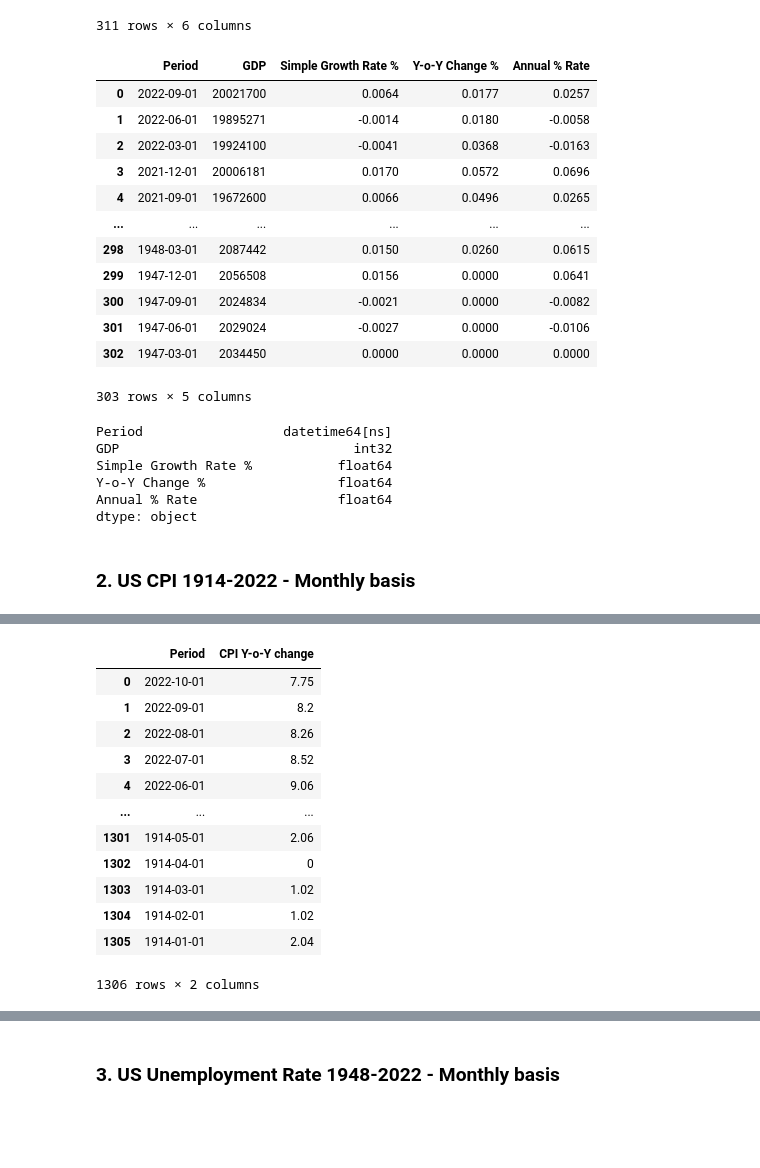
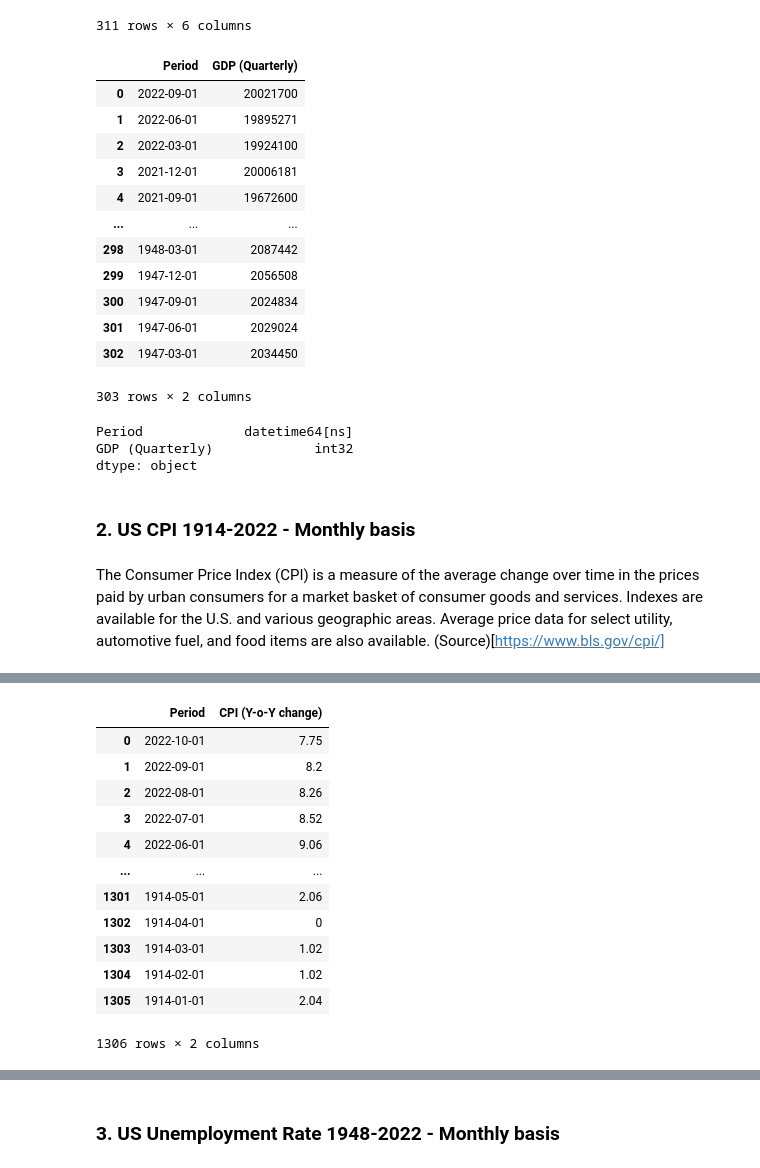
Before and after one commit to RaphHer/Project_Final_Ironhack, a Jupyter notebook: 2. Exploring the data .ipynb, the cells around one changed output, grey strips where cells are left out. Cells and saved outputs as stored; diff of their text form; code cells hidden in the pictures; blank space fills up the shorter version.

```diff
--- a/2. Exploring the data .ipynb
+++ b/2. Exploring the data .ipynb
@@ -53,61 +57,64 @@ df_gdp_us['Simple Growth Rate %'] = df_gdp_us['Simple Growth Rate %'].str.replac
 df_gdp_us['Simple Growth Rate %'] = df_gdp_us['Simple Growth Rate %'].str.replace(")","")
 df_gdp_us['Simple Growth Rate %'] = df_gdp_us['Simple Growth Rate %'].str.replace("%","")
 
 #replacing the "-" with "0" and the "()" with "-"
 df_gdp_us['Annual % Rate'] = df_gdp_us['Annual % Rate'].str.replace("-","0")
 df_gdp_us['Annual % Rate'] = df_gdp_us['Annual % Rate'].str.replace("(","-")
 df_gdp_us['Annual % Rate'] = df_gdp_us['Annual % Rate'].str.replace(")","")
 df_gdp_us['Annual % Rate'] = df_gdp_us['Annual % Rate'].str.replace("%","")
 
 
 #replacing the "-" with "0" and the "()" with "-"
 df_gdp_us['Y-o-Y Change %'] = df_gdp_us['Y-o-Y Change %'].str.replace("-","0")
 df_gdp_us['Y-o-Y Change %'] = df_gdp_us['Y-o-Y Change %'].str.replace("(","-")
 df_gdp_us['Y-o-Y Change %'] = df_gdp_us['Y-o-Y Change %'].str.replace(")","")
 df_gdp_us['Y-o-Y Change %'] = df_gdp_us['Y-o-Y Change %'].str.replace("%","")
 
 # changing the type of data
 df_gdp_us['Simple Growth Rate %'] = df_gdp_us['Simple Growth Rate %'].str.rstrip('%').astype('float') / 100.0
 df_gdp_us['Annual % Rate'] = df_gdp_us['Annual % Rate'].str.rstrip('%').astype('float') / 100.0
 df_gdp_us['Y-o-Y Change %'] = df_gdp_us['Y-o-Y Change %'].str.rstrip('%').astype('float') / 100.0
 df_gdp_us['Value'] = df_gdp_us['Value'].astype(str).astype(int)
 df_gdp_us['Period'] = df_gdp_us['Period'].apply(lambda x: x.strftime('%Y-%m')) #removing the days that we don't need (for the record it was end of the month value)
 df_gdp_us['Period'] = pd.to_datetime(df_gdp_us['Period']) #putting back the day so we have beginning of the month everywhere
 
-#delete the last column
+#delete uncessary columns
 df_gdp_us.drop(['Type'], axis = 1, inplace = True)
+df_gdp_us.drop(['Simple Growth Rate %'], axis = 1, inplace = True)
+df_gdp_us.drop(['Y-o-Y Change %'], axis = 1, inplace = True)
+df_gdp_us.drop(['Annual % Rate'], axis = 1, inplace = True)
+
 
 # rename a column
-df_gdp_us.rename(columns={'Value': 'GDP'}, inplace=True, errors='raise')
+df_gdp_us.rename(columns={'Value': 'GDP-Quarterly ()'}, inplace=True, errors='raise')
 
 df_gdp_us
 # %% [output]
-|  | Period | GDP | Simple Growth Rate % | Y-o-Y Change % | Annual % Rate |
-| 0 | 2022-09-01 | 20021700 | 0.0064 | 0.0177 | 0.0257 |
-| 1 | 2022-06-01 | 19895271 | -0.0014 | 0.0180 | -0.0058 |
-| 2 | 2022-03-01 | 19924100 | -0.0041 | 0.0368 | -0.0163 |
-| 3 | 2021-12-01 | 20006181 | 0.0170 | 0.0572 | 0.0696 |
-| 4 | 2021-09-01 | 19672600 | 0.0066 | 0.0496 | 0.0265 |
-| ... | ... | ... | ... | ... | ... |
-| 298 | 1948-03-01 | 2087442 | 0.0150 | 0.0260 | 0.0615 |
-| 299 | 1947-12-01 | 2056508 | 0.0156 | 0.0000 | 0.0641 |
-| 300 | 1947-09-01 | 2024834 | -0.0021 | 0.0000 | -0.0082 |
-| 301 | 1947-06-01 | 2029024 | -0.0027 | 0.0000 | -0.0106 |
-| 302 | 1947-03-01 | 2034450 | 0.0000 | 0.0000 | 0.0000 |
+|  | Period | GDP (Quarterly) |
+| 0 | 2022-09-01 | 20021700 |
+| 1 | 2022-06-01 | 19895271 |
+| 2 | 2022-03-01 | 19924100 |
+| 3 | 2021-12-01 | 20006181 |
+| 4 | 2021-09-01 | 19672600 |
+| ... | ... | ... |
+| 298 | 1948-03-01 | 2087442 |
+| 299 | 1947-12-01 | 2056508 |
+| 300 | 1947-09-01 | 2024834 |
+| 301 | 1947-06-01 | 2029024 |
+| 302 | 1947-03-01 | 2034450 |
-303 rows × 5 columns
+303 rows × 2 columns
 # %%
 df_gdp_us.dtypes
 # %% [output]
-Period                  datetime64[ns]
-GDP                              int32
-Simple Growth Rate %           float64
-Y-o-Y Change %                 float64
-Annual % Rate                  float64
+Period             datetime64[ns]
+GDP (Quarterly)             int32
 dtype: object
 # %%
 df_gdp_us.to_csv (r'C:\Users\rapha\OneDrive\ironhack\projects\Project_Final_Ironhack\cleaned data\df_gdp_us.csv', index = None, header=True)
 # %% [markdown]
 ### 2. US CPI 1914-2022 - Monthly basis
+# %% [markdown]
+The Consumer Price Index (CPI) is a measure of the average change over time in the prices paid by urban consumers for a market basket of consumer goods and services. Indexes are available for the U.S. and various geographic areas. Average price data for select utility, automotive fuel, and food items are also available. (Source)[https://www.bls.gov/cpi/]
 # %%
 df_cpi_us = pd.read_excel(r".\raw data\CPI Y o Y United States of America Monthly Economic Time Series Profile.xls", sheet_name = "Series Values")
 df_cpi_us
@@ -155,10 +162,10 @@ df_cpi_us['Period'] = df_cpi_us['Period'].apply(lambda x: x.strftime('%Y-%m')) #
 df_cpi_us['Period'] = pd.to_datetime(df_cpi_us['Period']) #putting back the day so we have beginning of the month everywhere
 
 # rename a column
-df_cpi_us.rename(columns={'Value': 'CPI Y-o-Y change'}, inplace=True, errors='raise')
+df_cpi_us.rename(columns={'Value': 'CPI (Y-o-Y change)'}, inplace=True, errors='raise')
 df_cpi_us
 # %% [output]
-|  | Period | CPI Y-o-Y change |
+|  | Period | CPI (Y-o-Y change) |
 | 0 | 2022-10-01 | 7.75 |
 | 1 | 2022-09-01 | 8.2 |
 | 2 | 2022-08-01 | 8.26 |
```
Also changed, not shown: parts of 25 cells of this notebook, 9 other files.
